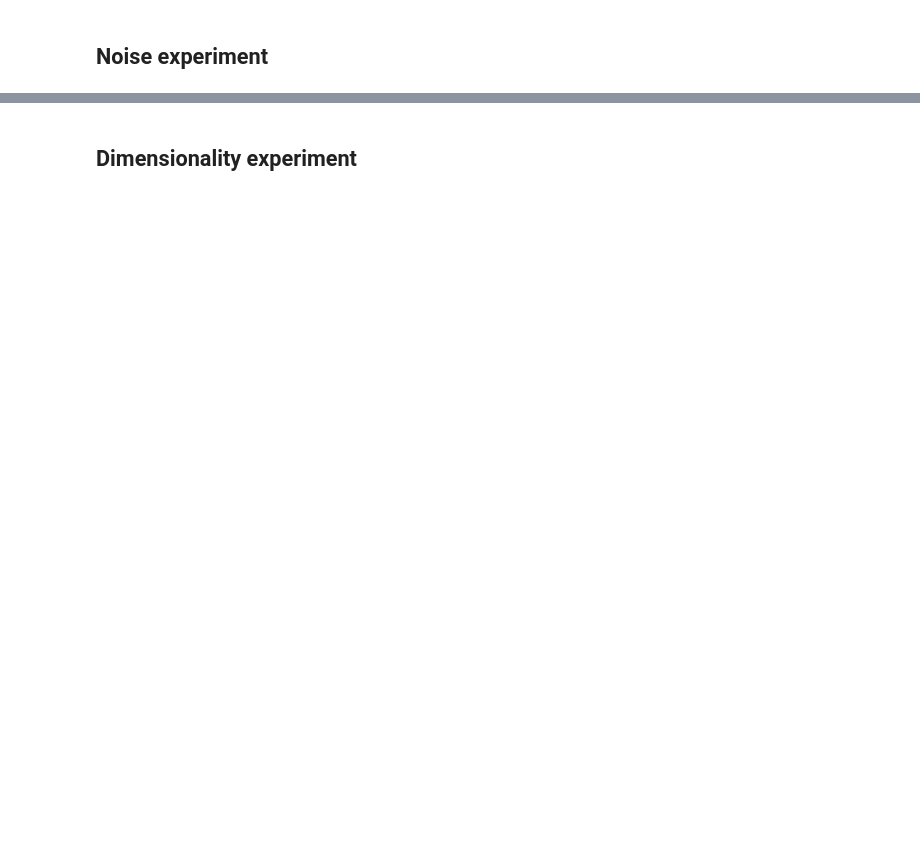
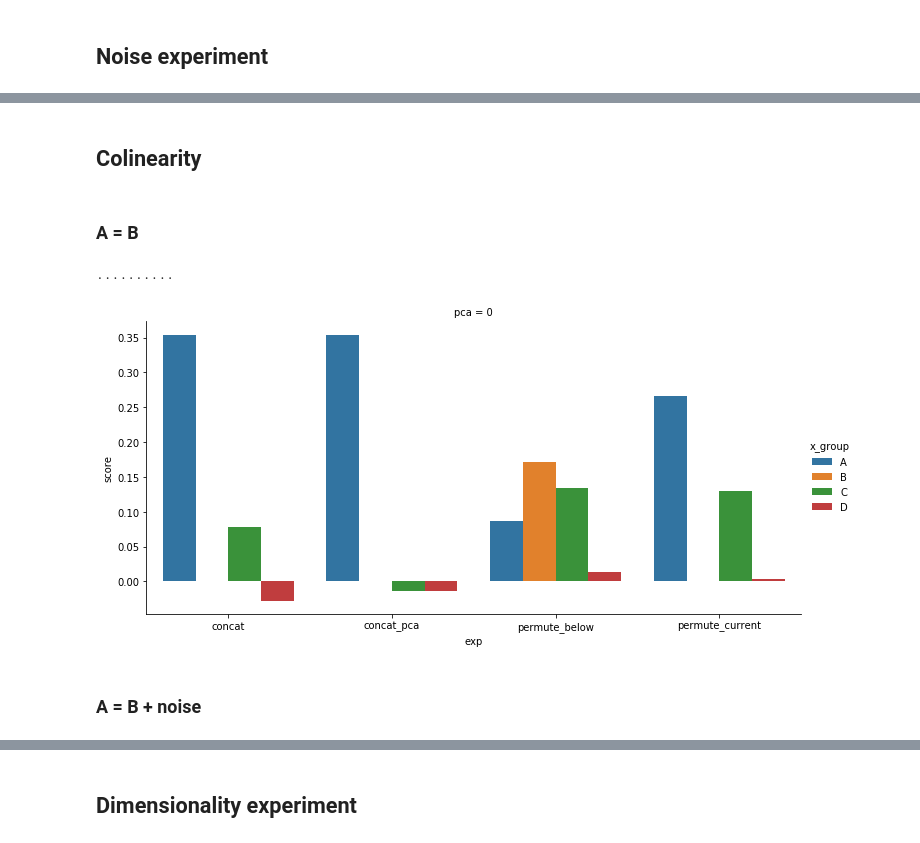
Before and after one commit to charlottecaucheteux/feature-specific-contribution, a Jupyter notebook: experiments.ipynb, the cells around one changed output, grey strips where cells are left out. Saved outputs shown, nothing was run; the diff lists cells and outputs as text; code cells hidden in the pictures; blank space fills up the shorter version.

```diff
--- a/experiments.ipynb
+++ b/experiments.ipynb
@@ -218,0 +221,54 @@ plt.show()
+# %% [markdown]
+## Colinearity
+# %% [markdown]
+### A = B
+# %%
+n = 5000
+
+# Generate A, B, C, D
+counts = [50, 50, 50, 200]
+hierarchy = np.repeat(np.arange(len(counts)), counts)
+n_levels = len(np.unique(hierarchy))
+rng = np.random.RandomState(42)
+A = rng.rand(n, counts[0])
+B = A
+#B = rng.rand(n, counts[1])
+C = rng.rand(n, counts[2])
+D = rng.rand(n, counts[3])
+noise = rng.normal(0, 1, n)
+
+# Generate X
+X = np.concatenate([A, B, C, D], axis=1)
+
+# Generate Y
+Y = [A[:, 0] + B[:, 1] + C[:, 0] + noise,]
+Y = np.stack(Y, axis=1)
+
+# Set params
+experiments = ["permute_current", "permute_below", "concat", "concat_pca"]
+pca_vals = [0]
+groups = ['A', 'B', 'C', 'D']
+dims = np.arange(Y.shape[-1])
+
+# Run exp
+score = np.zeros((len(experiments), len(pca_vals), n_levels, Y.shape[1]))
+timer = np.zeros((len(experiments), len(pca_vals)))
+for i, exp in enumerate(experiments):
+    for j, pca in enumerate(pca_vals):
+        start = time.time()
+        score[i, j] = run_experiment(exp, X, Y, hierarchy, n_repeats=50, scale=True, pca=pca)
+        timer[i, j] = time.time() - start
+# %% [output]
+..........
+# %%
+# Build df
+df = build_summary_df(score, experiments, pca_vals, groups, dims, timer=timer)
+
+# Plot
+df_plot = df.groupby(['exp', 'pca', 'x_group'])['score'].agg('mean').reset_index()
+sns.catplot('exp', 'score', hue='x_group', data=df_plot, col='pca', kind='bar', aspect=2)
+plt.show()
+# %% [output]
+[figure, added]
+# %% [markdown]
+### A = B + noise
```
Also changed, not shown: parts of 24 cells of this notebook, 2 other files.
